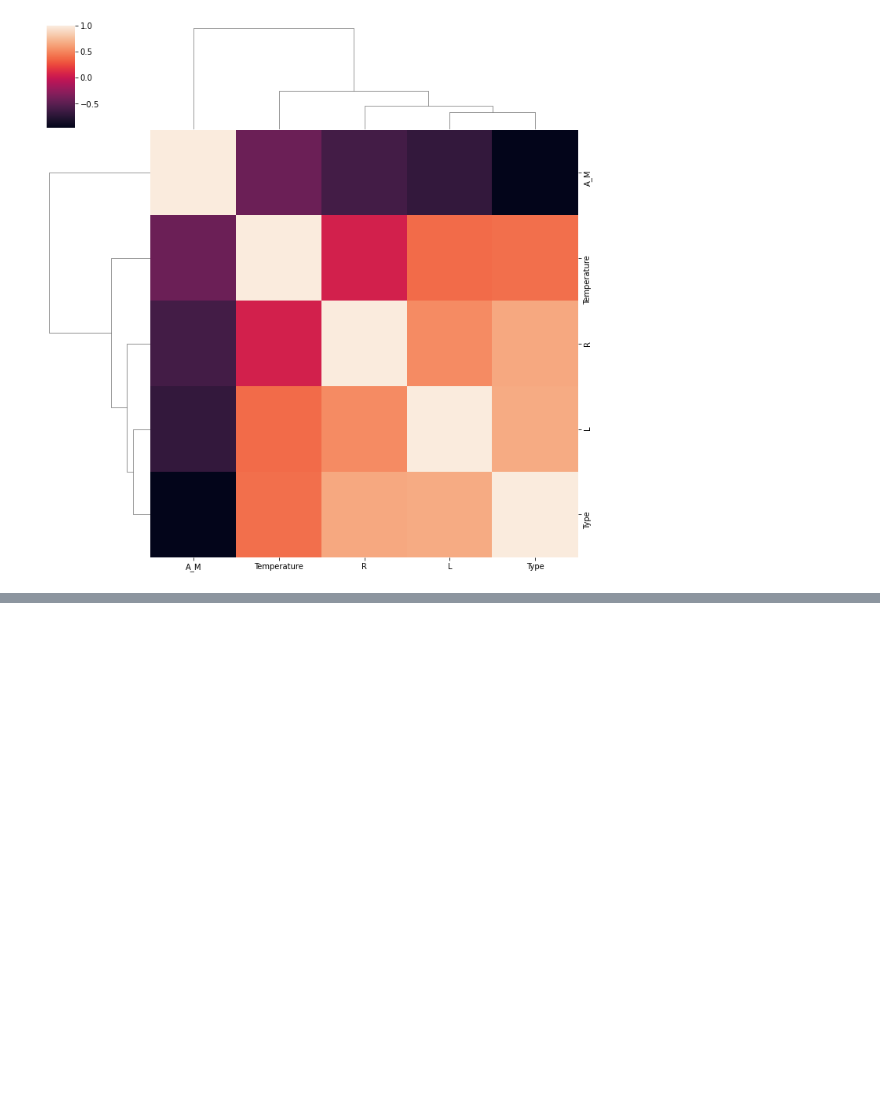
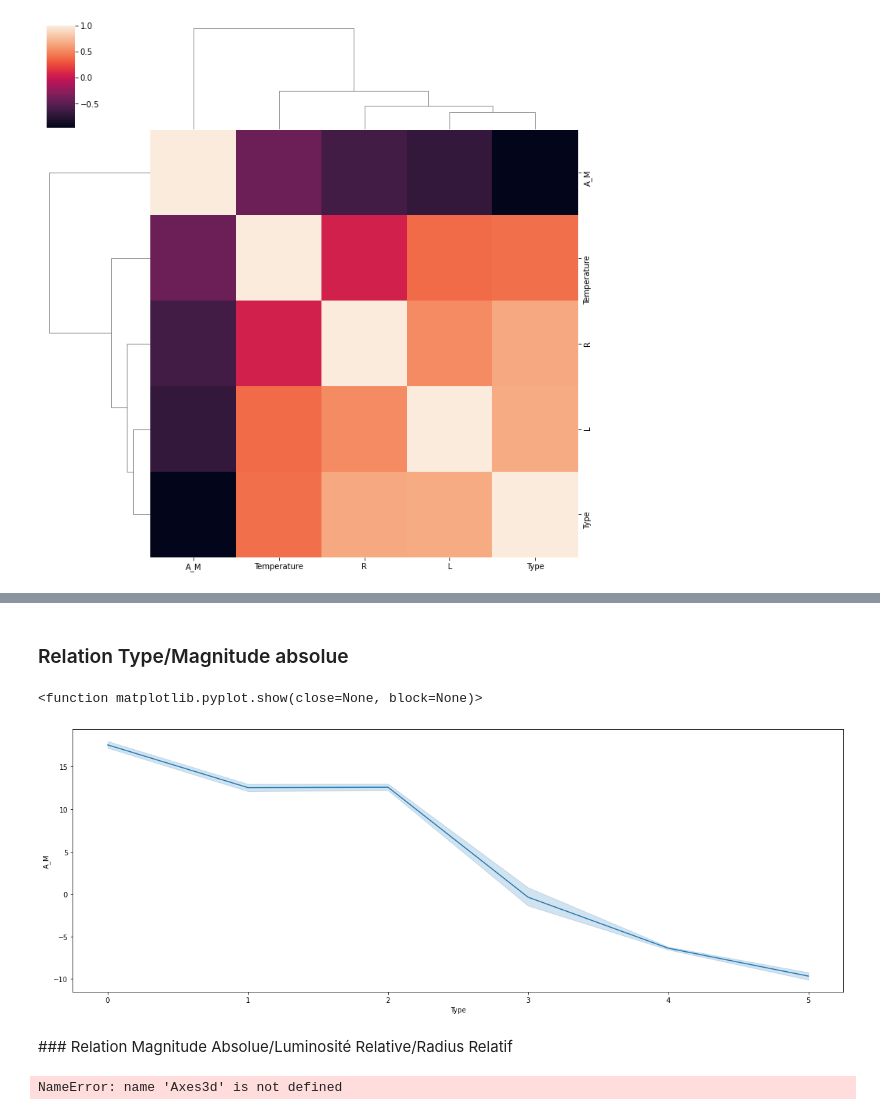
Before and after one commit to MattiasEyh/Types_Spectraux_Etoiles_ML, a Jupyter notebook: Types_etoiles.ipynb, the cells around one changed output, grey strips where cells are left out. Saved outputs shown, nothing was run; the diff lists cells and outputs as text; code cells hidden in the pictures; blank space fills up the shorter version.

```diff
--- a/Types_etoiles.ipynb
+++ b/Types_etoiles.ipynb
@@ -185,0 +216,16 @@ sns.clustermap(df.corr())
+# %% [markdown]
+### Relation Type/Magnitude absolue
+# %%
+plt.figure(figsize=(20,7))
+sns.lineplot(x="Type", y="A_M", data=df)
+plt.show
+# %% [output]
+<function matplotlib.pyplot.show(close=None, block=None)>
+[figure, added]
+# %% [markdown]
+### Relation Magnitude Absolue/Luminosité Relative/Radius Relatif
+# %%
+ax = Axes3d(plt.figure(figsize=(10, 10)))
+ax.scatter(df['A_M'], df['l'], df['R'], c='blue', s=10, alpha=1)
+# %% [output]
+NameError: name 'Axes3d' is not defined
```
Also changed, not shown: parts of 13 cells of this notebook.
